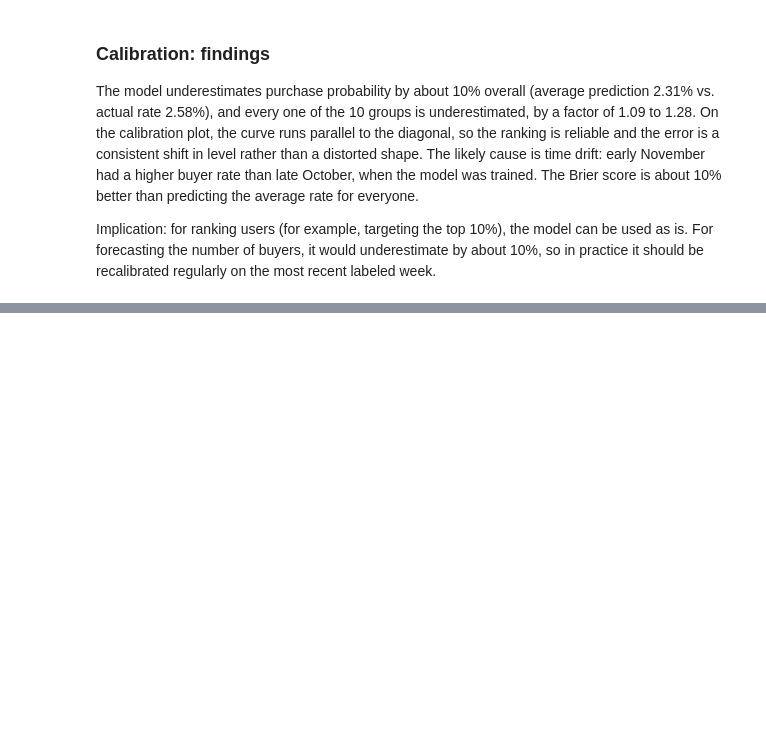
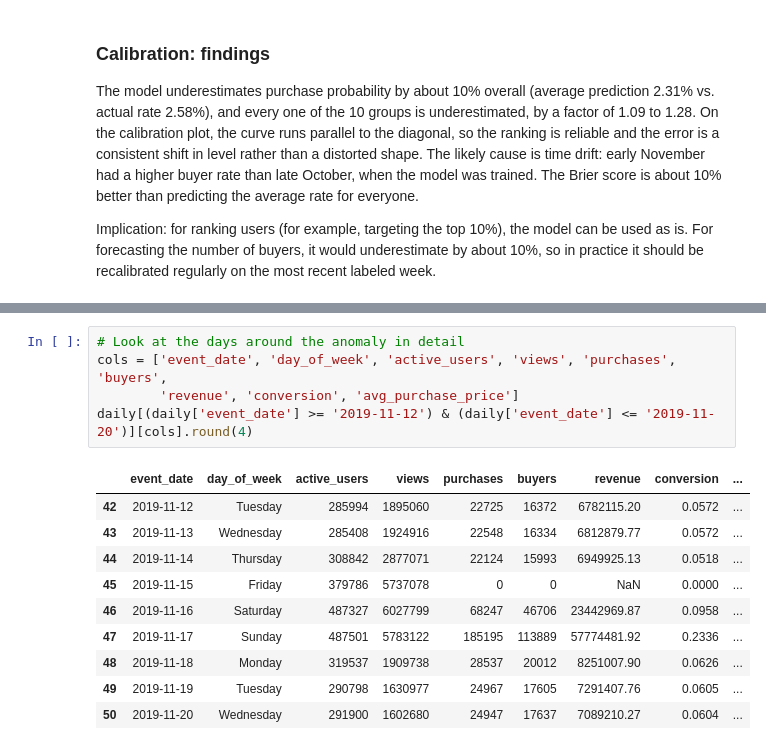
Before and after one commit to LindaZhao-neu/ecommerce-purchase-prediction, a Jupyter notebook: notebooks/purchase_prediction.ipynb, the cells around one changed output, grey strips where cells are left out. Drawn from its saved outputs; the diff is of its cells as text; blank space fills up the shorter version.

```diff
--- a/notebooks/purchase_prediction.ipynb
+++ b/notebooks/purchase_prediction.ipynb
@@ -994,0 +1070,16 @@ Implication: for ranking users (for example, targeting the top 10%), the model c
+# %%
+# Look at the days around the anomaly in detail
+cols = ['event_date', 'day_of_week', 'active_users', 'views', 'purchases', 'buyers',
+        'revenue', 'conversion', 'avg_purchase_price']
+daily[(daily['event_date'] >= '2019-11-12') & (daily['event_date'] <= '2019-11-20')][cols].round(4)
+# %% [output]
+|  | event_date | day_of_week | active_users | views | purchases | buyers | revenue | conversion | ... |
+| 42 | 2019-11-12 | Tuesday | 285994 | 1895060 | 22725 | 16372 | 6782115.20 | 0.0572 | ... |
+| 43 | 2019-11-13 | Wednesday | 285408 | 1924916 | 22548 | 16334 | 6812879.77 | 0.0572 | ... |
+| 44 | 2019-11-14 | Thursday | 308842 | 2877071 | 22124 | 15993 | 6949925.13 | 0.0518 | ... |
+| 45 | 2019-11-15 | Friday | 379786 | 5737078 | 0 | 0 | NaN | 0.0000 | ... |
+| 46 | 2019-11-16 | Saturday | 487327 | 6027799 | 68247 | 46706 | 23442969.87 | 0.0958 | ... |
+| 47 | 2019-11-17 | Sunday | 487501 | 5783122 | 185195 | 113889 | 57774481.92 | 0.2336 | ... |
+| 48 | 2019-11-18 | Monday | 319537 | 1909738 | 28537 | 20012 | 8251007.90 | 0.0626 | ... |
+| 49 | 2019-11-19 | Tuesday | 290798 | 1630977 | 24967 | 17605 | 7291407.76 | 0.0605 | ... |
+| 50 | 2019-11-20 | Wednesday | 291900 | 1602680 | 24947 | 17637 | 7089210.27 | 0.0604 | ... |
```
Also changed, not shown: parts of 26 cells of this notebook.
